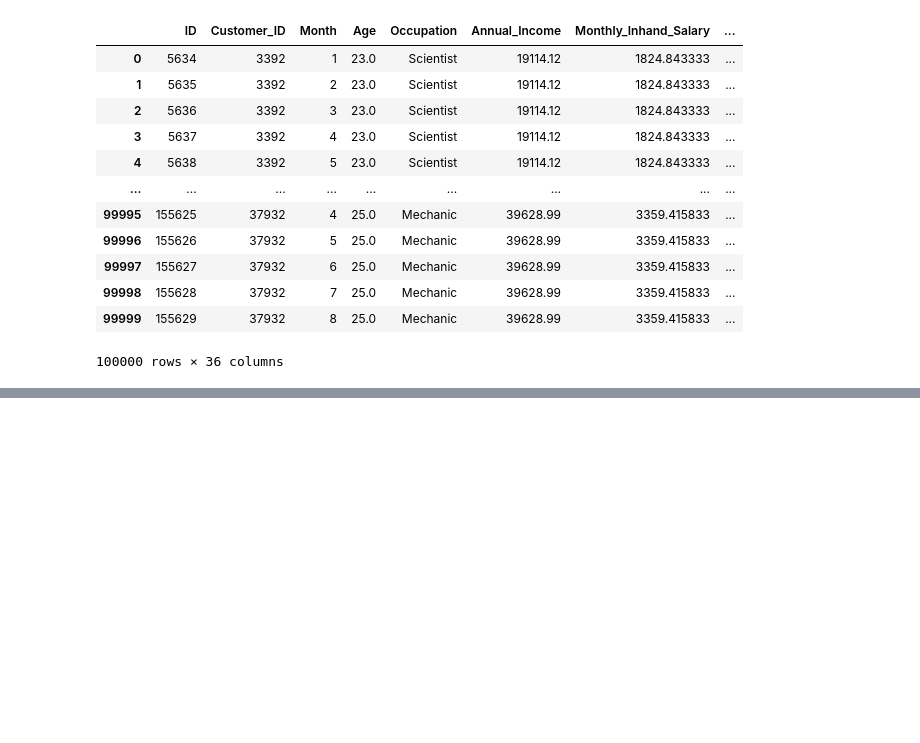
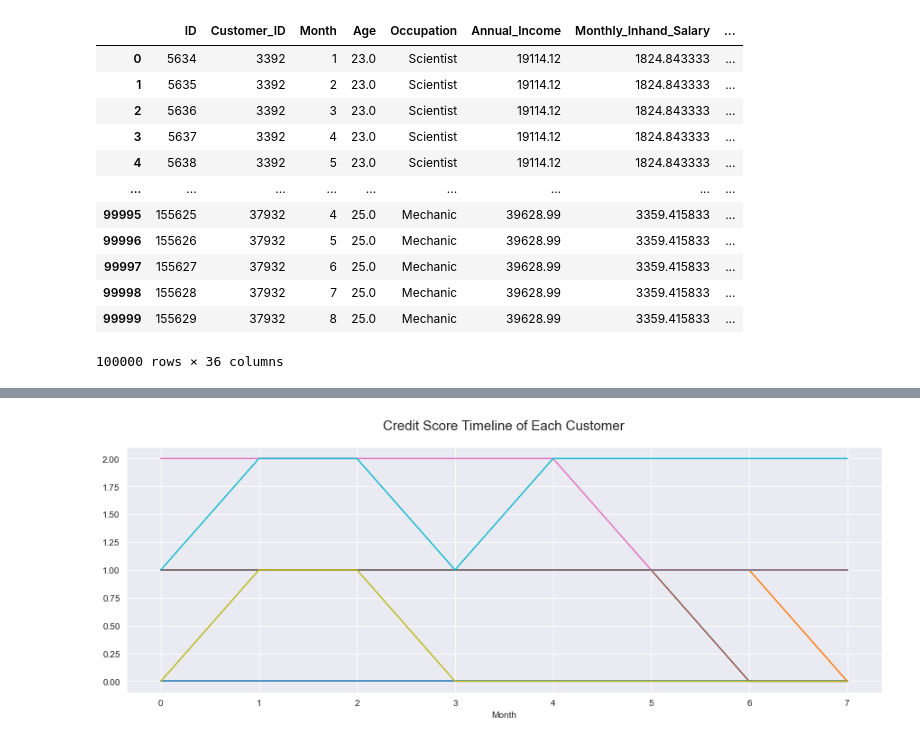
Before and after one commit to Rphabet/Imbalanced, a Jupyter notebook: CreditScore/eda.ipynb, the cells around one changed output, grey strips where cells are left out. Drawn from its saved outputs; the diff is of its cells as text; code cells hidden in the pictures; blank space fills up the shorter version.

```diff
--- a/CreditScore/eda.ipynb
+++ b/CreditScore/eda.ipynb
@@ -201,0 +240,6 @@ plt.hist(cleaned_df['Annual_Income'])
+# %%
+label2idx = {'Poor': 0, 'Standard': 1, 'Good': 2}
+
+# cleaned_df['Credit_Score'].map(label2idx)
+cleaned_df['Credit_Score'] = cleaned_df['Credit_Score'].map(label2idx)
+cleaned_df['Credit_Score']
@@ -201,0 +310,3 @@ plt.hist(cleaned_df['Annual_Income'])
+# %%
+pivot = pd.pivot(data=cleaned_df, index='Customer_ID', columns='Month', values='Credit_Score')
+pivot
@@ -201,0 +347,6 @@ plt.hist(cleaned_df['Annual_Income'])
+# %%
+factor = 10
+for i in pivot.values[:10]:
+    print((i + 1) * factor)
+    factor += 1
+# plt.show()
@@ -201,0 +364,18 @@ plt.hist(cleaned_df['Annual_Income'])
+# %%
+def plot_8month_credit_score(pivot_tbl):
+    plt.figure(figsize=(15, 5))
+    plt.title('Credit Score Timeline of Each Customer', fontsize=15, y=1.05)
+    # factor = 100
+    for i in pivot_tbl.values:
+        plt.plot(i)
+        # factor += 0.01
+
+    plt.xlabel('Month')
+    # plt.ylabel('0: Poor, 1: Standard, 2: Good')
+    # plt.ylim(0, 3)
+
+    plt.show()
+# %%
+plot_8month_credit_score(pivot[:10])
+# %% [output]
+[figure, added]
```
Also changed, not shown: parts of 63 cells of this notebook.
